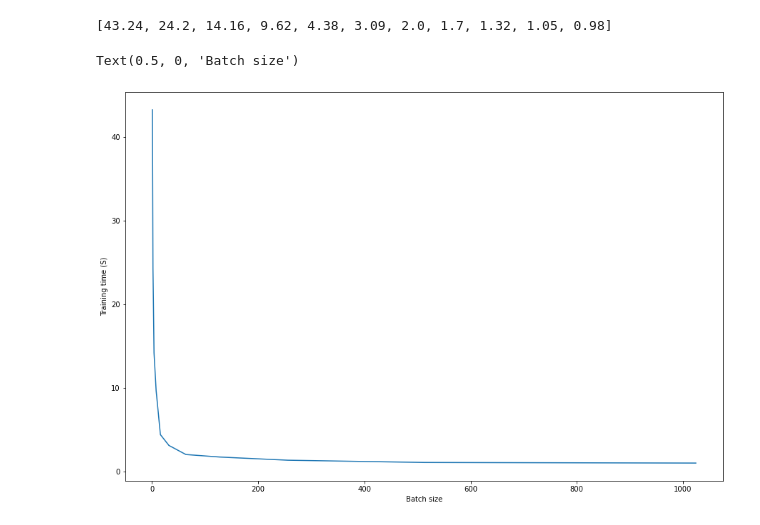
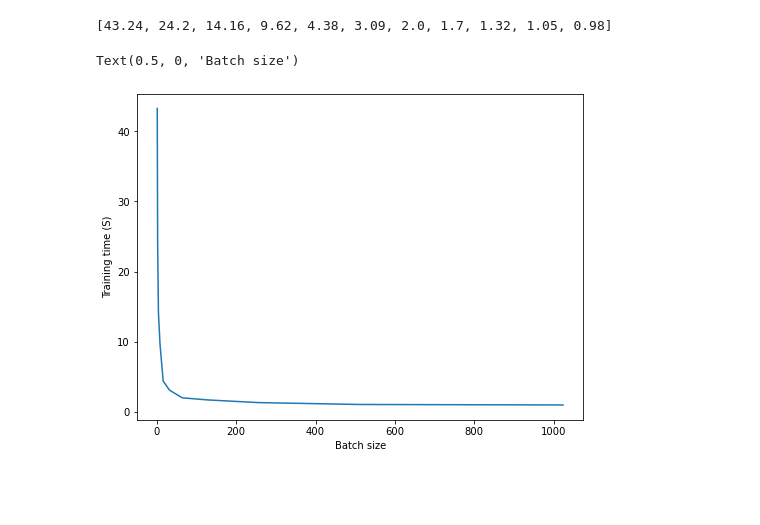
Before and after one commit to toelt-llc/TOELT-tfrabbit, a Jupyter notebook: code/notebooks/plot_results.ipynb, the cells around one changed output. Drawn from its saved outputs; the diff is of its cells as text; code cells hidden in the pictures; blank space fills up the shorter version.

```diff
--- a/code/notebooks/plot_results.ipynb
+++ b/code/notebooks/plot_results.ipynb
@@ -732,11 +735,11 @@ training_times
 # %% [output]
 [43.24, 24.2, 14.16, 9.62, 4.38, 3.09, 2.0, 1.7, 1.32, 1.05, 0.98]
 # %%
-fig = plt.figure(figsize=(15,10))
+fig = plt.figure(figsize=(8,6))
 plt.plot(batches_size, training_times)
 plt.ylabel('Training time (S)')
 plt.xlabel('Batch size')
 #plt.plot(batches_size, accuracies)
 # %% [output]
 Text(0.5, 0, 'Batch size')
-[figure, old version]
+[figure, new version]
```
Also changed, not shown: parts of 4 cells of this notebook, 17 other files.
